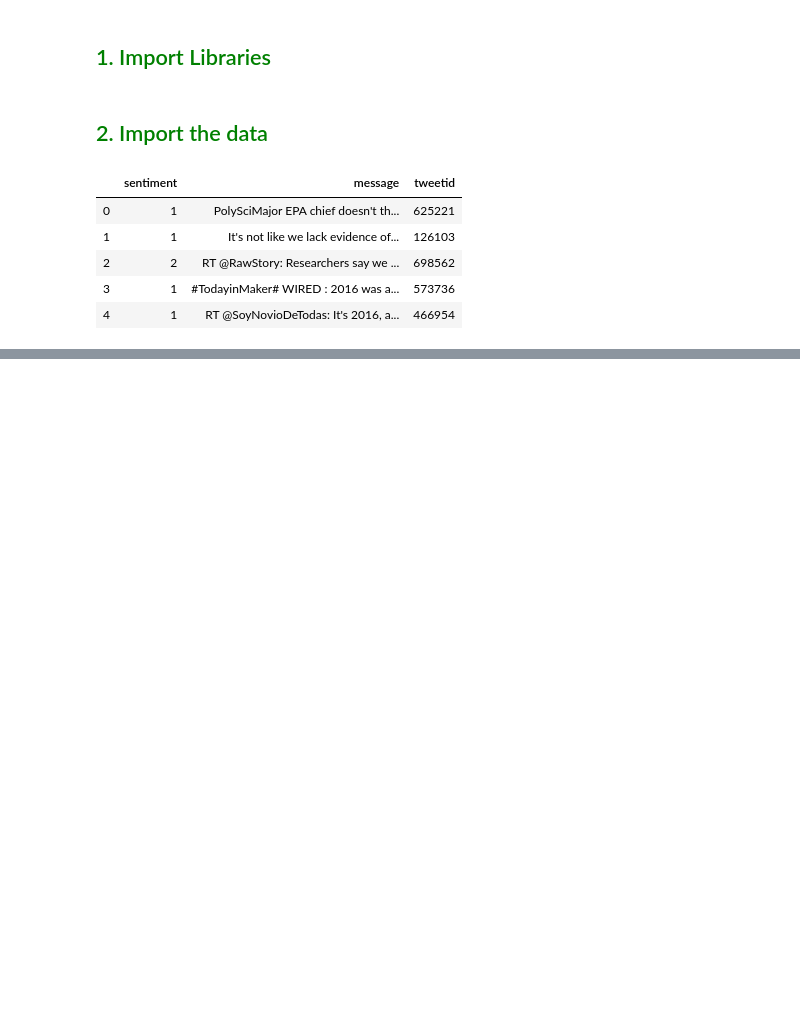
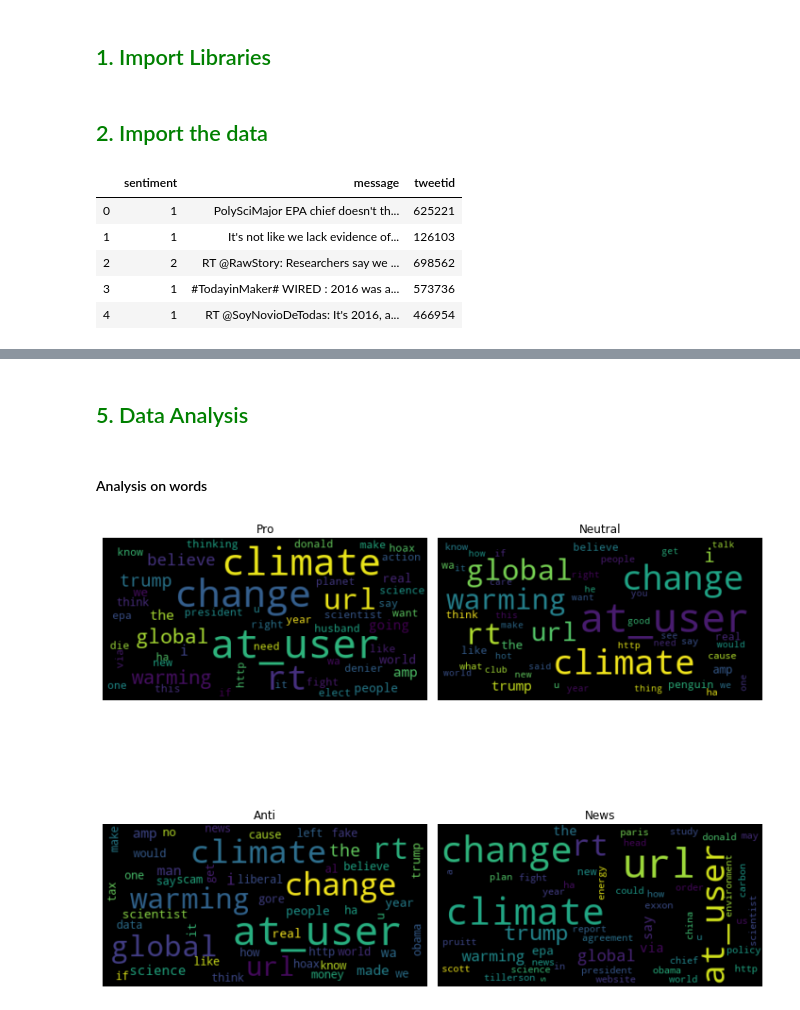
Before and after one commit to mrlondz/climate-change-edsa2020-21, a Jupyter notebook: Climate Change Belief Analysis Predict.ipynb, the cells around one changed output, grey strips where cells are left out. Drawn from its saved outputs; the diff is of its cells as text; code cells hidden in the pictures; blank space fills up the shorter version.

```diff
--- a/Climate Change Belief Analysis Predict.ipynb
+++ b/Climate Change Belief Analysis Predict.ipynb
@@ -55,0 +89,3 @@ RT @nytimesworld: One Chinese city has more to lose from what climate change may
+# %%
+# Label The sentiments
+df_train.sentiment = df_train.sentiment.apply(rename_class)
@@ -55,0 +147,9 @@ RT @nytimesworld: One Chinese city has more to lose from what climate change may
+# %%
+blanks = []  # start with an empty list
+
+for i,lb,rv in df_train.drop("tweetid", axis=1).itertuples():  # iterate over the DataFrame
+    if type(rv)==str:            # avoid NaN values
+        if rv.isspace():         # test 'review' for whitespace
+            blanks.append(i)     # add matching index numbers to the list
+
+print(len(blanks), 'blanks: ', blanks)
@@ -55,0 +274,36 @@ RT @nytimesworld: One Chinese city has more to lose from what climate change may
+# %% [markdown]
+## <font color=green>5. Data Analysis</font>
+# %% [markdown]
+#### Analysis on words
+# %%
+def get_all_words(df):
+    """Returns all words in all the tweets after tweet is processed"""
+    tweet_words = []
+    for tweet in df.message.apply(process_tweet):
+        for word in tweet.split():
+            tweet_words.append(word.lower())
+    return tweet_words
+# %%
+all_words = get_all_words(df_train) # Get all the words in all the tweets
+all_words_pro = get_all_words(df_train[df_train.sentiment=='Pro']) # Get the words from the Pro tweets
+all_words_neutral = get_all_words(df_train[df_train.sentiment=='Neutral']) # Get the words from the neutral tweets
+all_words_anti = get_all_words(df_train[df_train.sentiment=='Anti']) # Get the words from the Anti tweets
+all_words_news = get_all_words(df_train[df_train.sentiment=='News']) # Get the words from the News tweets
+# %%
+words_sentiment = [all_words_pro, all_words_neutral, all_words_anti, all_words_news]
+sentiments = ['Pro', 'Neutral', 'Anti', 'News']
+
+"""Display Frequency or the importance of each word"""
+
+fig=plt.figure(figsize=(10,10))
+x = range(4)
+for word_list, sent, a in zip(words_sentiment, sentiments, x):
+    wcloud = WordCloud(max_font_size=50, max_words=50).generate_from_frequencies(FreqDist(word_list))
+    ax = fig.add_subplot(2,2,1+a)
+    ax = ax.title.set_text(sent)
+    plt.imshow(wcloud, interpolation='bilinear')
+    plt.axis("off")
+fig.tight_layout()
+plt.show()
+# %% [output]
+[figure, added]
```
Also changed, not shown: parts of 95 cells of this notebook.
